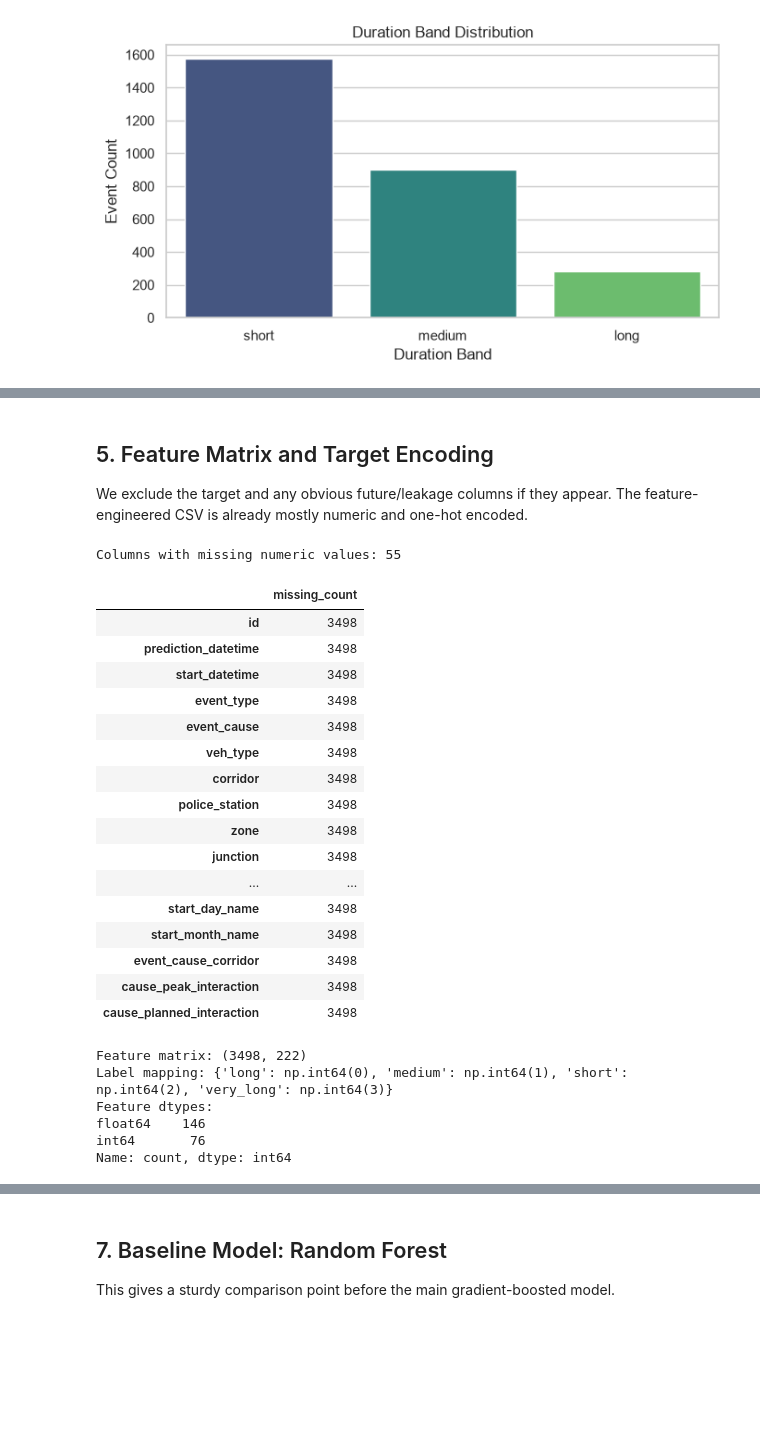
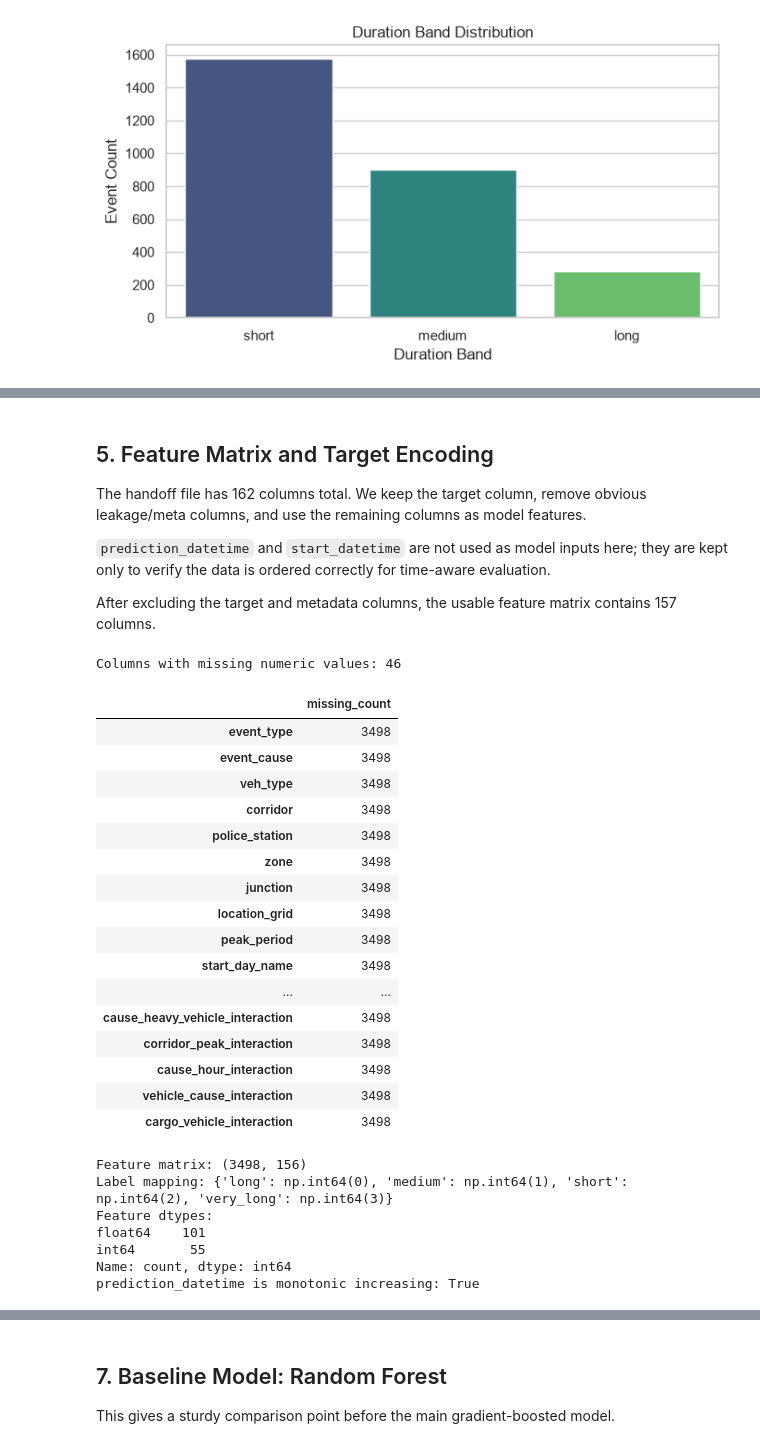
Before and after one commit to Tusshar08/GridLock_Phase2, a Jupyter notebook: notebooks/model2/model.ipynb, the cells around one changed output, grey strips where cells are left out. Drawn from its saved outputs; the diff is of its cells as text; code cells hidden in the pictures; blank space fills up the shorter version.

Commit message:
Added chronological split and recommendation engine handoff csv

```diff
--- a/notebooks/model2/model.ipynb
+++ b/notebooks/model2/model.ipynb
@@ -22,13 +22,7 @@ Run this cell first if your environment does not already have the ML stack insta
 This cell resolves the project root automatically, so the notebook works from Jupyter, VS Code, or Colab after the repo is mounted/copied.
 # %%
 from pathlib import Path
-import json
-import os
 import warnings
-
-mpl_cache_dir = Path.cwd().resolve() / '.cache' / 'matplotlib'
-mpl_cache_dir.mkdir(parents=True, exist_ok=True)
-os.environ.setdefault('MPLCONFIGDIR', str(mpl_cache_dir))
 
 import joblib
 import numpy as np
@@ -64,8 +58,7 @@ pd.set_option('display.max_rows', 80)
 
 cwd = Path.cwd().resolve()
 PROJECT_ROOT = next((p for p in [cwd, *cwd.parents] if (p / 'outputs').exists()), cwd)
-DATA_PATH = r'D:\Python\Gridlock\Phase 2\model2_duration_handoff.csv'
-MODELS_DIR = PROJECT_ROOT / 'models'
+DATA_PATH = PROJECT_ROOT/ 'outputs'/ 'model_road_closure'/ 'model2_duration_handoff.csv'
 OUTPUTS_DIR = PROJECT_ROOT / 'outputs'
 
 print('Project root:', PROJECT_ROOT)
@@ -195,55 +140,71 @@ Current shape: (3498, 224)
 # %% [markdown]
 ## 5. Feature Matrix and Target Encoding
 
-We exclude the target and any obvious future/leakage columns if they appear. The feature-engineered CSV is already mostly numeric and one-hot encoded.
+The handoff file has 162 columns total. We keep the target column, remove obvious leakage/meta columns, and use the remaining columns as model features.
+
+`prediction_datetime` and `start_datetime` are not used as model inputs here; they are kept only to verify the data is ordered correctly for time-aware evaluation.
+
+After excluding the target and metadata columns, the usable feature matrix contains 157 columns.
 # %%
 leakage_or_non_feature_cols = [
     target_col,
     'duration_minutes',
     'duration_minutes_raw',
-    'resolved_datetime',
-    'closed_datetime',
-    'modified_datetime',
-    'status',
-    'closed_by_id',
-    'resolved_by_id',
+    'prediction_datetime',
+    'start_datetime',
+    '_source_row',
+    'id',
 ]
 
 exclude_cols = [c for c in leakage_or_non_feature_cols if c in df.columns]
 feature_cols = [c for c in df.columns if c not in exclude_cols]
 
 model_df = df.dropna(subset=[target_col]).copy()
+
+# Keep timestamps only for ordering checks; they are not used as features.
+for col in ['prediction_datetime', 'start_datetime']:
+    if col in model_df.columns:
+        model_df[col] = pd.to_datetime(model_df[col], errors='coerce', utc=True)
+
+sort_cols = [c for c in ['prediction_datetime', 'start_datetime', '_source_row'] if c in model_df.columns]
+if sort_cols:
+    model_df = model_df.sort_values(
+        sort_cols,
+        kind='mergesort',
+        na_position='last',
+    ).reset_index(drop=True)
+
 X = model_df[feature_cols].copy()
 y_raw = model_df[target_col].astype(str).str.lower().str.strip()
 
 # Coerce all features to numeric. Any accidental non-numeric column becomes NaN and is imputed below.
 for col in X.columns:
     X[col] = pd.to_numeric(X[col], errors='coerce')
 
 nan_counts = X.isna().sum()
 cols_with_nan = nan_counts[nan_counts > 0]
 if len(cols_with_nan):
     print('Columns with missing numeric values:', len(cols_with_nan))
     display(cols_with_nan.sort_values(ascending=False).head(20).to_frame('missing_count'))
 
 X = X.replace([np.inf, -np.inf], np.nan)
 X = X.fillna(X.median(numeric_only=True)).fillna(0)
 
 label_encoder = LabelEncoder()
 y = label_encoder.fit_transform(y_raw)
 label_mapping = dict(zip(label_encoder.classes_, label_encoder.transform(label_encoder.classes_)))
 inverse_label_mapping = {int(v): k for k, v in label_mapping.items()}
 
 print('Feature matrix:', X.shape)
 print('Label mapping:', label_mapping)
 print('Feature dtypes:')
 print(X.dtypes.value_counts())
+
+if 'prediction_datetime' in model_df.columns:
+    print('prediction_datetime is monotonic increasing:', bool(model_df['prediction_datetime'].is_monotonic_increasing))
 # %% [output]
-Columns with missing numeric values: 55
+Columns with missing numeric values: 46
 |  | missing_count |
-| id | 3498 |
-| prediction_datetime | 3498 |
-| start_datetime | 3498 |
 | event_type | 3498 |
 | event_cause | 3498 |
 | veh_type | 3498 |
@@ -251,18 +212,22 @@ Columns with missing numeric values: 55
 | police_station | 3498 |
 | zone | 3498 |
 | junction | 3498 |
+| location_grid | 3498 |
+| peak_period | 3498 |
+| start_day_name | 3498 |
 | ... | ... |
-| start_day_name | 3498 |
-| start_month_name | 3498 |
-| event_cause_corridor | 3498 |
-| cause_peak_interaction | 3498 |
-| cause_planned_interaction | 3498 |
+| cause_heavy_vehicle_interaction | 3498 |
+| corridor_peak_interaction | 3498 |
+| cause_hour_interaction | 3498 |
+| vehicle_cause_interaction | 3498 |
+| cargo_vehicle_interaction | 3498 |
-Feature matrix: (3498, 222)
+Feature matrix: (3498, 156)
 Label mapping: {'long': np.int64(0), 'medium': np.int64(1), 'short': np.int64(2), 'very_long': np.int64(3)}
 Feature dtypes:
-float64    146
-int64       76
+float64    101
+int64       55
 Name: count, dtype: int64
+prediction_datetime is monotonic increasing: True
 # %% [markdown]
 ## 6. Train / Validation / Test Split
 
```
Also changed, not shown: parts of 19 cells of this notebook, 4 other files.
